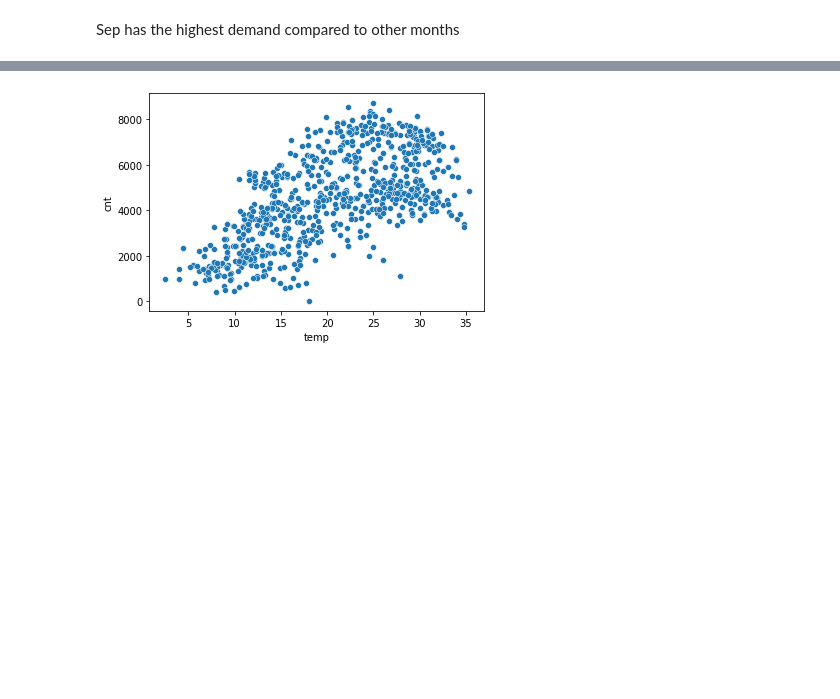
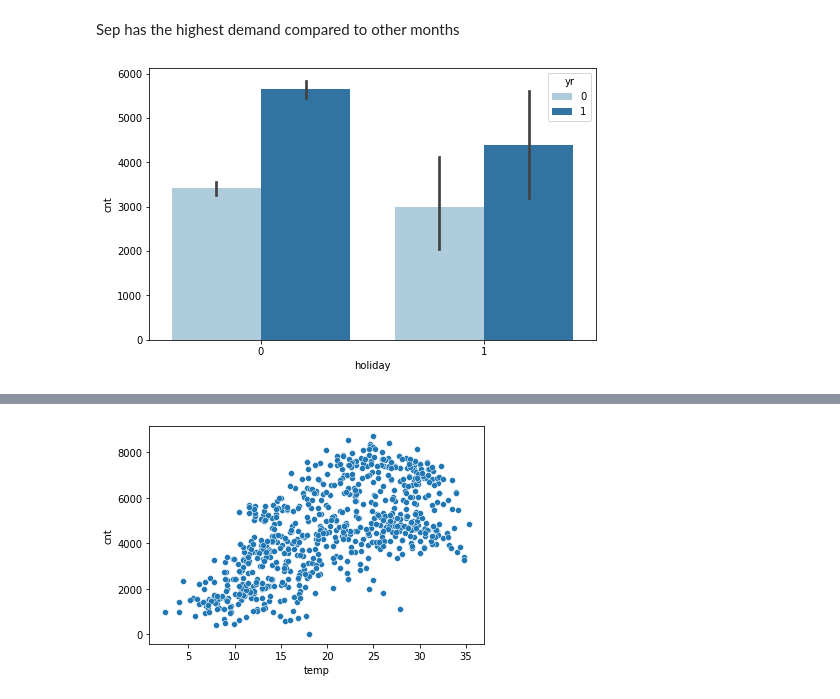
Before and after one commit to PramodKhandare/BoomBikes-LinearRegression-Assignment, a Jupyter notebook: BoomBikes-LinearRegression-Assignment.ipynb, the cells around one changed output, grey strips where cells are left out. Drawn from its saved outputs; the diff is of its cells as text; code cells hidden in the pictures; blank space fills up the shorter version.

```diff
--- a/BoomBikes-LinearRegression-Assignment.ipynb
+++ b/BoomBikes-LinearRegression-Assignment.ipynb
@@ -226,3 +242,10 @@ plt.show()
 [figure]
 # %% [markdown]
 Sep has the highest demand compared to other months
+# %%
+#Relation between holiday and cnt
+plt.figure(figsize=(8,5))
+sns.barplot('holiday', 'cnt', hue='yr', data= df, palette='Paired')
+plt.show()
+# %% [output]
+[figure, added]
```
Also changed, not shown: parts of 31 cells of this notebook.
